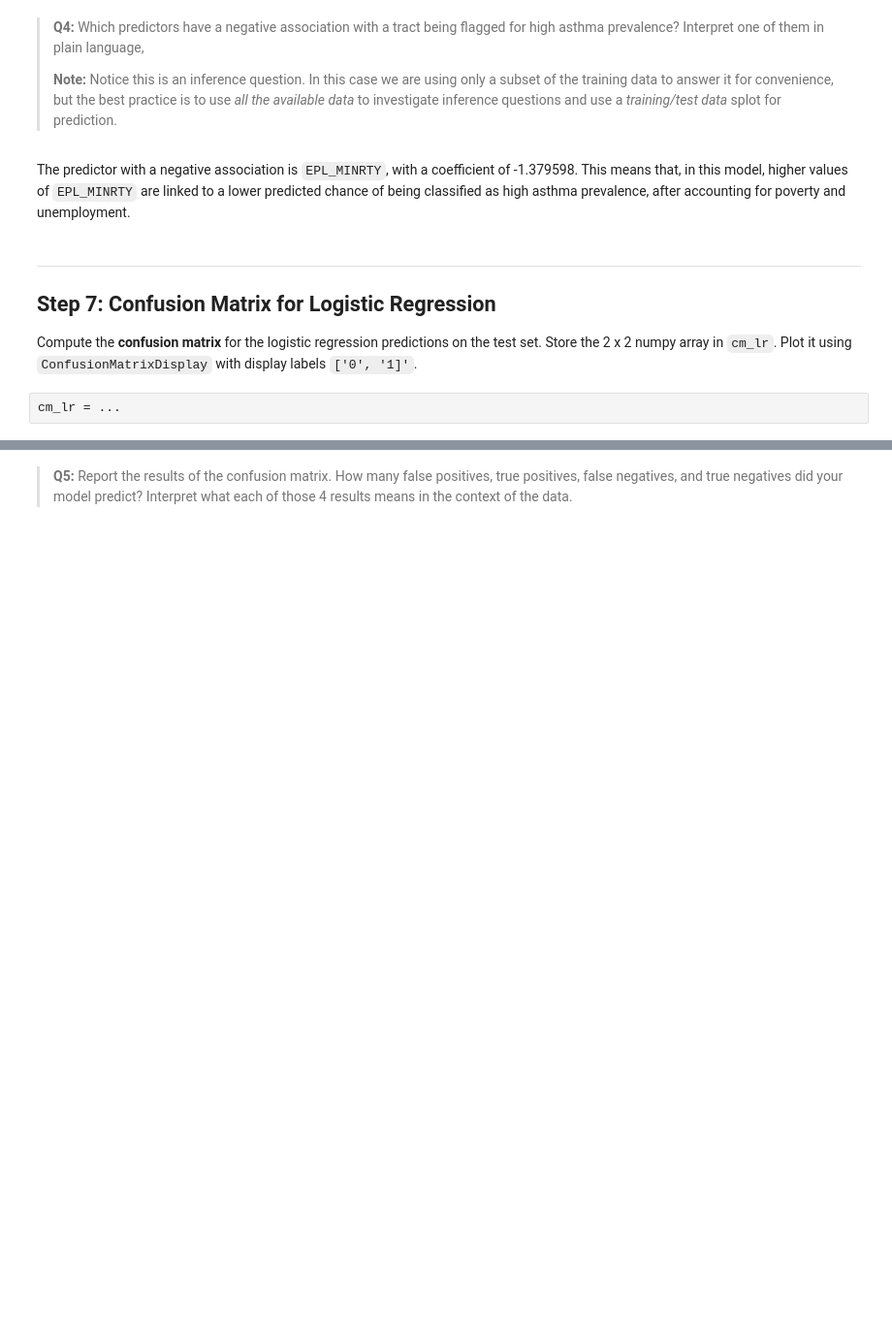
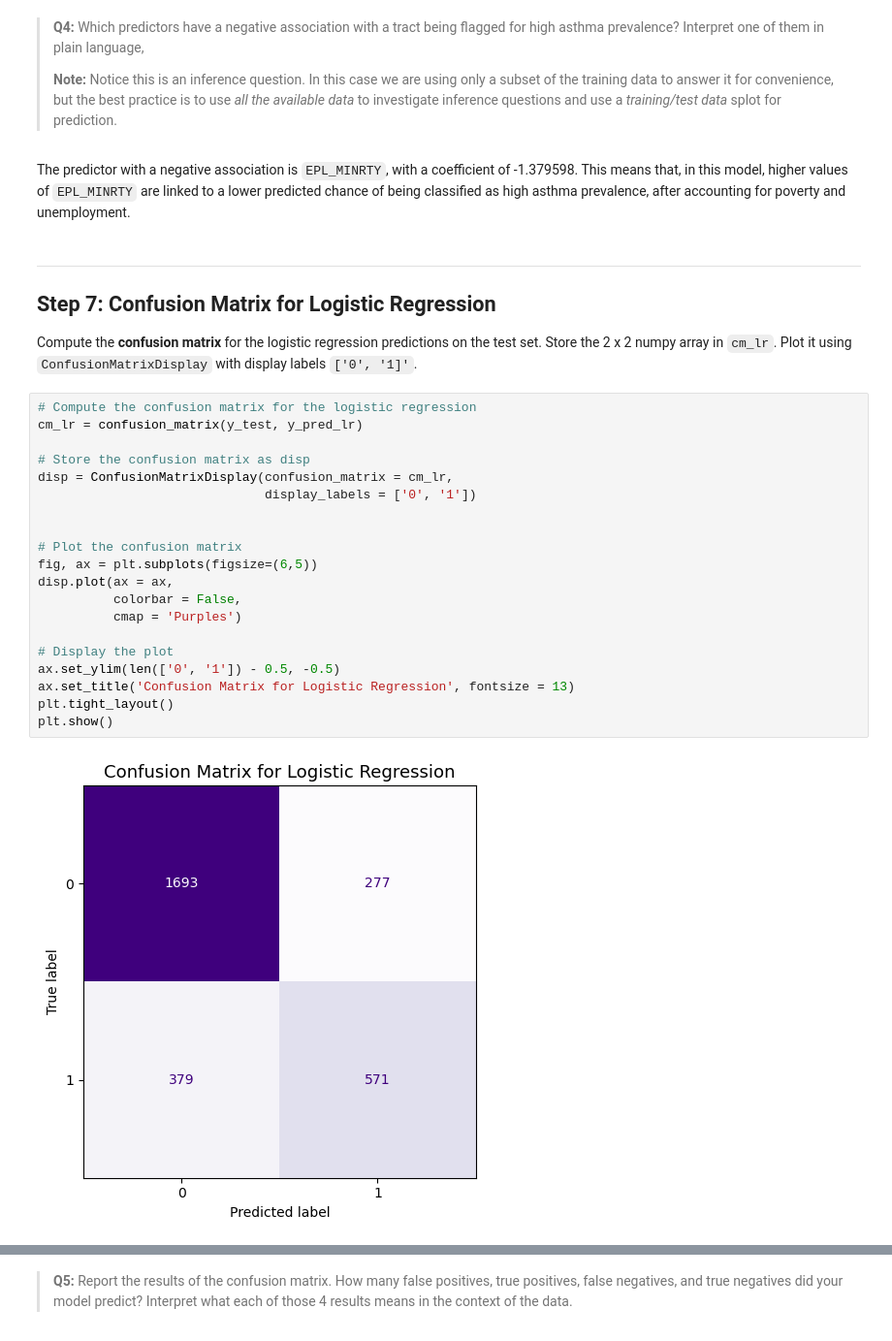
Before and after one commit to mmorenorolon/assignment-2, a Jupyter notebook: hw2-task2.ipynb, the cells around one changed output, grey strips where cells are left out. Shown at 97% size. Cells and saved outputs as stored; diff of their text form; blank space fills up the shorter version.

Commit message:
Interpret the confusion matrix

```diff
--- a/hw2-task2.ipynb
+++ b/hw2-task2.ipynb
@@ -389,6 +371,26 @@ The predictor with a negative association is `EPL_MINRTY`, with a coefficient of
 
 Compute the **confusion matrix** for the logistic regression predictions on the test set. Store the 2 x 2 numpy array in `cm_lr`. Plot it using `ConfusionMatrixDisplay` with display labels `['0', '1]'`.
 # %%
-cm_lr = ...
+# Compute the confusion matrix for the logistic regression
+cm_lr = confusion_matrix(y_test, y_pred_lr)
+
+# Store the confusion matrix as disp
+disp = ConfusionMatrixDisplay(confusion_matrix = cm_lr,
+                              display_labels = ['0', '1'])
+
+
+# Plot the confusion matrix
+fig, ax = plt.subplots(figsize=(6,5))
+disp.plot(ax = ax,
+          colorbar = False,
+          cmap = 'Purples')
+
+# Display the plot
+ax.set_ylim(len(['0', '1']) - 0.5, -0.5)
+ax.set_title('Confusion Matrix for Logistic Regression', fontsize = 13)
+plt.tight_layout()
+plt.show()
+# %% [output]
+[figure, added]
 # %%
 grader.check("q11")
```
Also changed, not shown: parts of 4 cells of this notebook.
